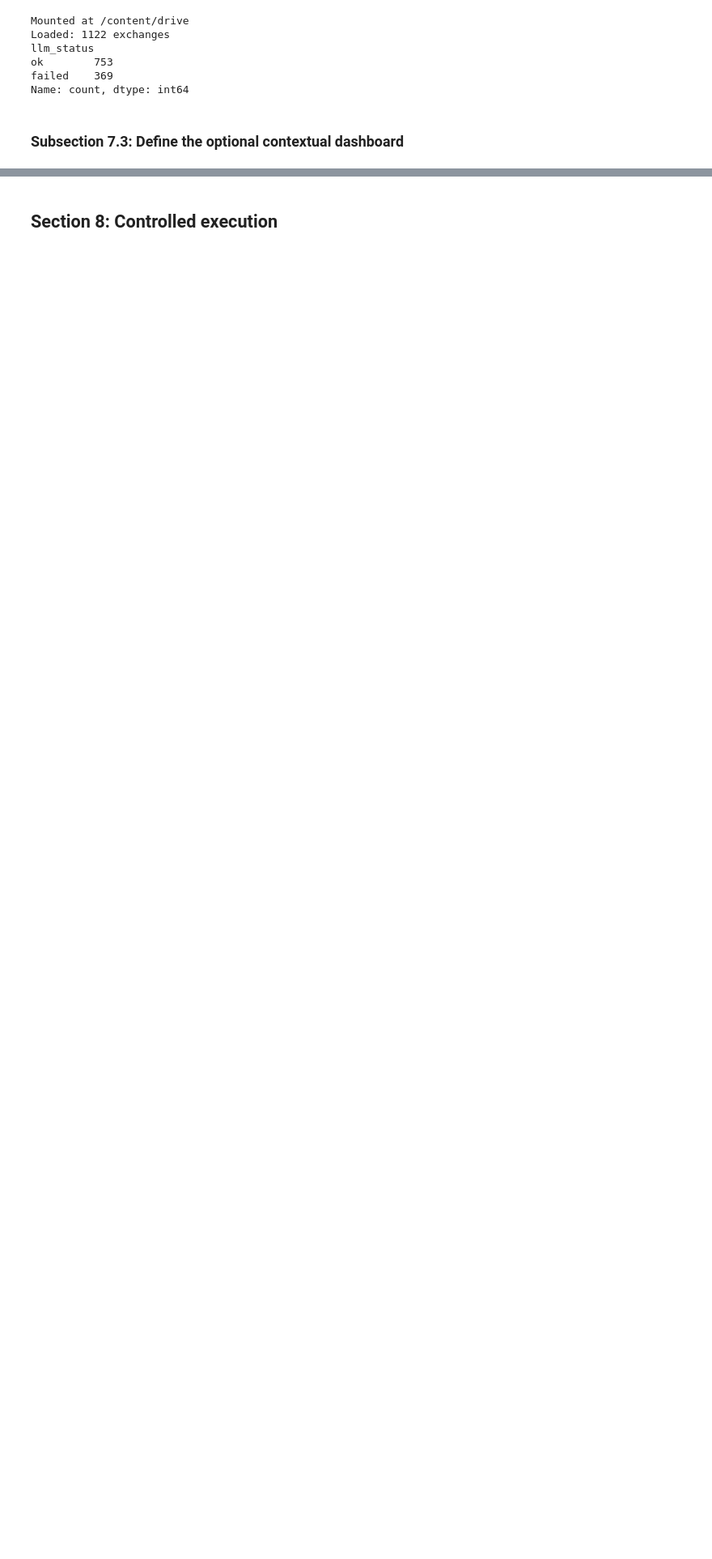
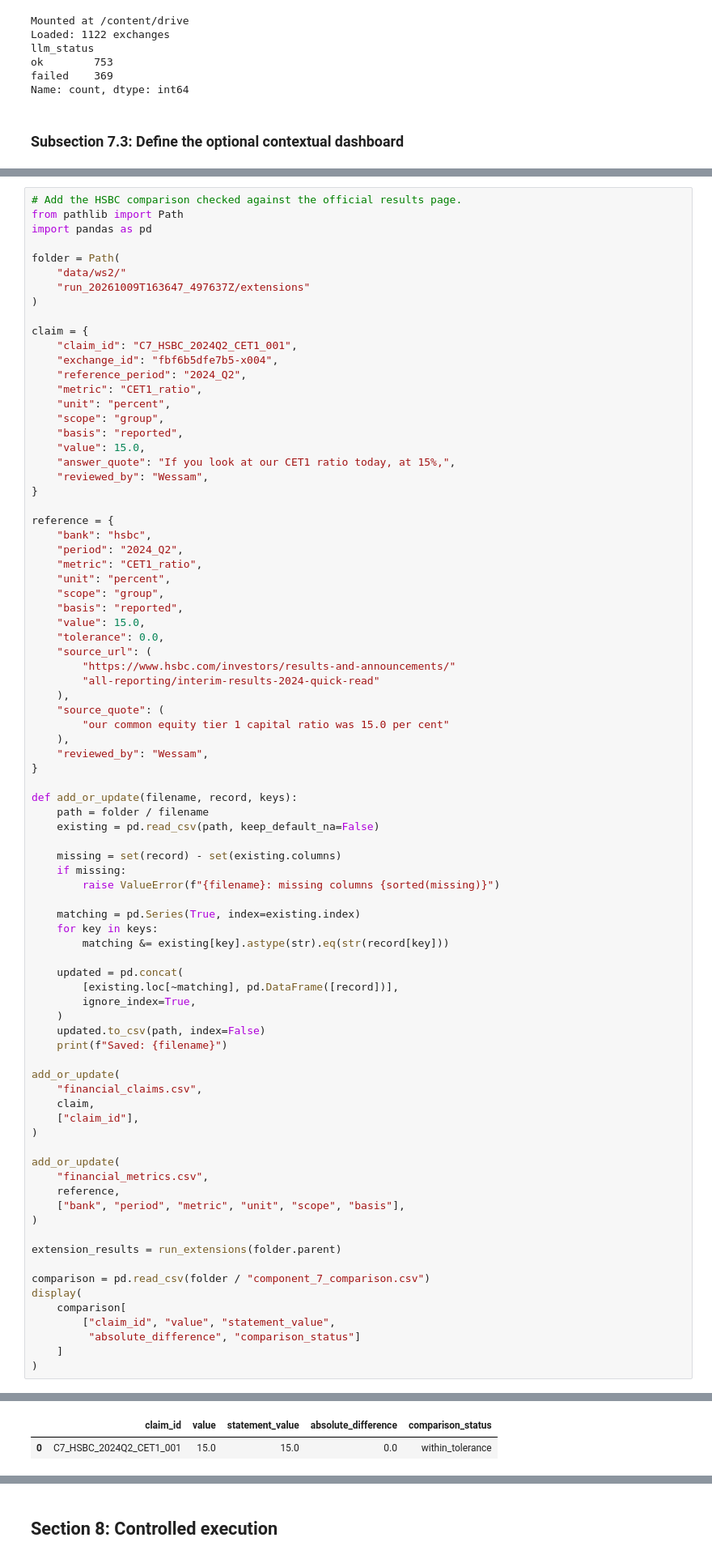
Before and after one commit to Jintoski/CAM_DS_BOE_Team1, a Jupyter notebook: Team1_CAM_EP_Assignment3_notebook_3_llm_signals.ipynb, the cells around one changed output, grey strips where cells are left out. Shown at 81% size. Cells and saved outputs as stored; diff of their text form; blank space fills up the shorter version.

```diff
--- a/Team1_CAM_EP_Assignment3_notebook_3_llm_signals.ipynb
+++ b/Team1_CAM_EP_Assignment3_notebook_3_llm_signals.ipynb
@@ -1945,0 +2592,83 @@ def show_dashboard(features, output_dir=None):
+# %%
+# Add the HSBC comparison checked against the official results page.
+from pathlib import Path
+import pandas as pd
+
+folder = Path(
+    "data/ws2/"
+    "run_20261009T163647_497637Z/extensions"
+)
+
+claim = {
+    "claim_id": "C7_HSBC_2024Q2_CET1_001",
+    "exchange_id": "fbf6b5dfe7b5-x004",
+    "reference_period": "2024_Q2",
+    "metric": "CET1_ratio",
+    "unit": "percent",
+    "scope": "group",
+    "basis": "reported",
+    "value": 15.0,
+    "answer_quote": "If you look at our CET1 ratio today, at 15%,",
+    "reviewed_by": "Wessam",
+}
+
+reference = {
+    "bank": "hsbc",
+    "period": "2024_Q2",
+    "metric": "CET1_ratio",
+    "unit": "percent",
+    "scope": "group",
+    "basis": "reported",
+    "value": 15.0,
+    "tolerance": 0.0,
+    "source_url": (
+        "https://www.hsbc.com/investors/results-and-announcements/"
+        "all-reporting/interim-results-2024-quick-read"
+    ),
+    "source_quote": (
+        "our common equity tier 1 capital ratio was 15.0 per cent"
+    ),
+    "reviewed_by": "Wessam",
+}
+
+def add_or_update(filename, record, keys):
+    path = folder / filename
+    existing = pd.read_csv(path, keep_default_na=False)
+
+    missing = set(record) - set(existing.columns)
+    if missing:
+        raise ValueError(f"{filename}: missing columns {sorted(missing)}")
+
+    matching = pd.Series(True, index=existing.index)
+    for key in keys:
+        matching &= existing[key].astype(str).eq(str(record[key]))
+
+    updated = pd.concat(
+        [existing.loc[~matching], pd.DataFrame([record])],
+        ignore_index=True,
+    )
+    updated.to_csv(path, index=False)
+    print(f"Saved: {filename}")
+
+add_or_update(
+    "financial_claims.csv",
+    claim,
+    ["claim_id"],
+)
+
+add_or_update(
+    "financial_metrics.csv",
+    reference,
+    ["bank", "period", "metric", "unit", "scope", "basis"],
+)
+
+extension_results = run_extensions(folder.parent)
+
+comparison = pd.read_csv(folder / "component_7_comparison.csv")
+display(
+    comparison[
+        ["claim_id", "value", "statement_value",
+         "absolute_difference", "comparison_status"]
+    ]
+)
+# %% [output]
@@ -1945,0 +2692,2 @@ def show_dashboard(features, output_dir=None):
+|  | claim_id | value | statement_value | absolute_difference | comparison_status |
+| 0 | C7_HSBC_2024Q2_CET1_001 | 15.0 | 15.0 | 0.0 | within_tolerance |
```
Also changed, not shown: parts of 40 cells of this notebook, 24 other files.
